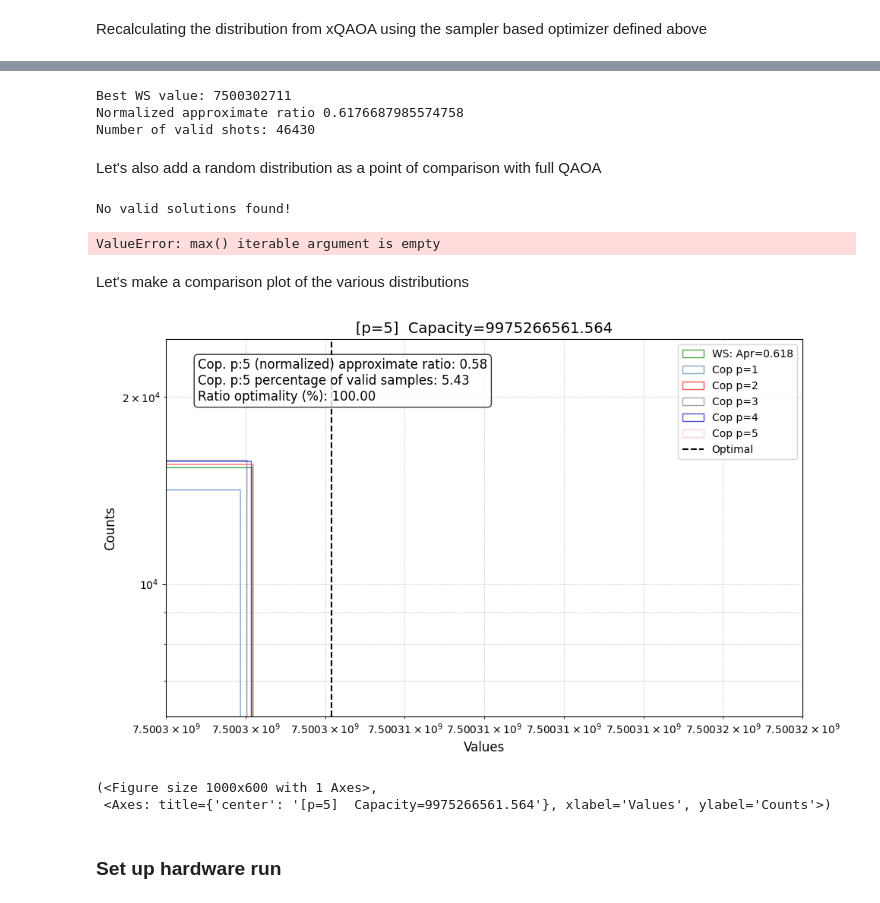
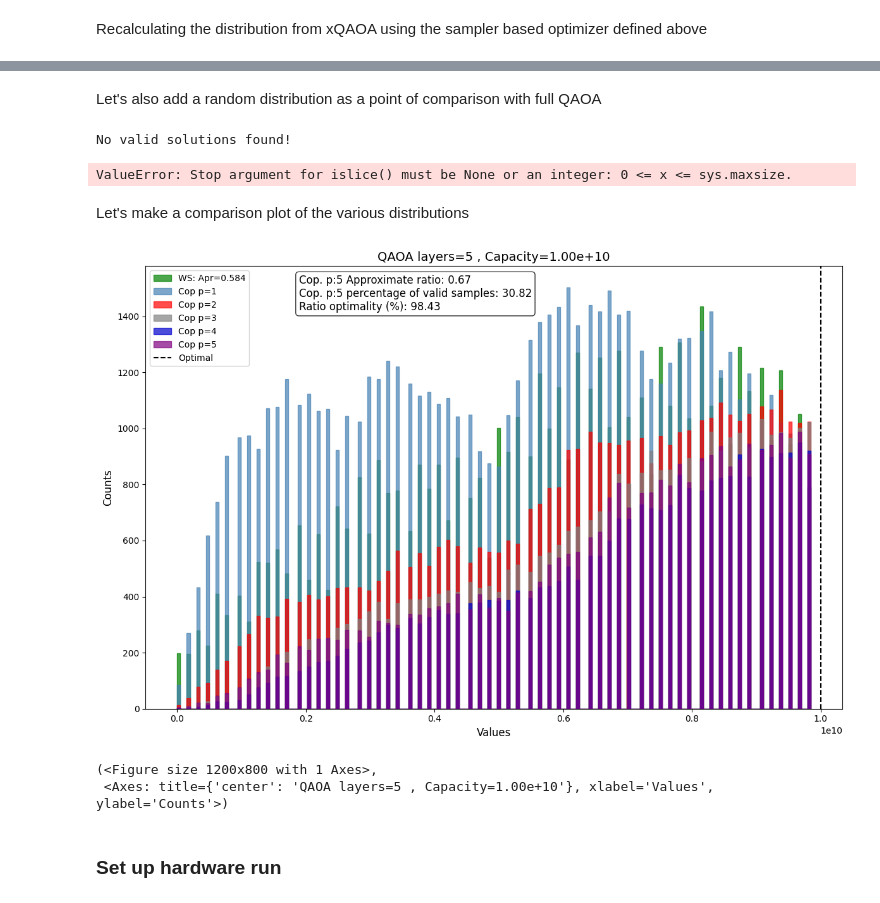
Before and after one commit to jhoule42/xQAOA_unit_commitment, a Jupyter notebook: demo.ipynb, the cells around one changed output, grey strips where cells are left out. Drawn from its saved outputs; the diff is of its cells as text; code cells hidden in the pictures.

```diff
--- a/demo.ipynb
+++ b/demo.ipynb
@@ -290,7 +268,7 @@ plt.show()
 Note that our "solution" is now a probability distribution. We can repeatedly sample from this distribution to understand the quality of the solutions our warm start gives. An important observation is that this distribution will sometimes give solutions which do not respect the capacity restraints of thte knapsack. We must filter those out to get an accurate understanding of the solution quality.
 # %%
 # Pick k = 10 since it gives a gives a good balance between the uniform and lazy greedy distributions.
-k = 1
+k = 10
 smoothed_distribution = construct_smoothed_lazy_greedy_distribution(weights, values, capacity, k)
 
 # Now sample from this distribtion
@@ -585,7 +562,8 @@ from qiskit_aer.primitives import EstimatorV2, SamplerV2
 from qiskit.transpiler.preset_passmanagers import generate_preset_pass_manager
 from qiskit.circuit import Parameter
 
-backend = QiskitRuntimeService(name='pinq').backend('ibm_quebec')
+#backend = QiskitRuntimeService(name='pinq').backend('ibm_quebec')
+backend = QiskitRuntimeService(name='enablement-work').backend('ibm_torino')
 optimization_level=3
 pm = generate_preset_pass_manager(backend=backend, optimization_level = optimization_level)
 nm = None
@@ -960,23 +856,3 @@ Now let's compare the full QAOA with Warm start
-# %%
-warm_start_counts = defaultdict(int)
-
-for _ in range(shots):
-    bitstring = ''.join(str(int(np.random.random() < pi)) for pi in qubit_ordered_distribution)
-    warm_start_counts[bitstring] += 1
-
-dict_bit_values_ws = convert_bitstring_to_values(warm_start_counts, ordered_values, ordered_weights, capacity,
-                                                   filter_invalid_solutions=filter_sols)
-
-# Compute the probability of sucess
-p_sucess_ws= probabilty_success(dict_bit_values_ws, optimal_value)
-norm_approx_ratio_ws, valid_shots_ws = compute_approximate_ratio(dict_bit_values_ws, optimal_value)
-print(f"Best WS value: {max(dict_bit_values_ws.keys())}")
-print(f"Normalized approximate ratio {norm_approx_ratio_ws}", '\n'
-       f"Number of valid shots: {valid_shots_ws}")
-# %% [output]
-Best WS value: 7500302711
-Normalized approximate ratio 0.6176687985574758
-Number of valid shots: 46430
 # %% [markdown]
 Let's also add a random distribution as a point of comparison with full QAOA
 # %%
@@ -987,17 +863,19 @@ for _ in range(shots):
     random_counts[bitstring] += 1
 
 
-dict_bit_values_random = convert_bitstring_to_values(random_counts, ordered_values, ordered_weights, capacity,
-                                                     filter_invalid_solutions=filter_sols)
+valid_dict_bit_values_random, _ = convert_bitstring_to_values(random_counts, ordered_values, ordered_weights, capacity)
+sorted_dict_random = dict(sorted(valid_dict_bit_values_random.items(), key=lambda item: item[0], reverse=True))
+valid_shots_random = sum(sorted_dict_random.values())
+approx_ratio_ws, _ = compute_approximate_ratio(dict(islice(sorted_dict_random.items(), valid_dict_bit_values_random)), optimal_value)
 
 # Compute the probability of success
-norm_approx_ratio_rand, valid_shots_rand = compute_approximate_ratio(dict_bit_values_random, optimal_value)
-print(f"Best rand value: {max(dict_bit_values_random.keys())}")
+norm_approx_ratio_rand, valid_shots_rand = compute_approximate_ratio(valid_dict_bit_values_random, optimal_value)
+print(f"Best rand value: {max(valid_dict_bit_values_random.keys())}")
 print(f"(Normalized) Rand approx ratio {norm_approx_ratio_rand}",'\n'
        f"Number of valid shots {valid_shots_rand}")
 # %% [output]
 No valid solutions found!
-ValueError: max() iterable argument is empty
+ValueError: Stop argument for islice() must be None or an integer: 0 <= x <= sys.maxsize.
 # %% [markdown]
 Let's make a comparison plot of the various distributions
 # %%
@@ -1068,7 +946,8 @@ def plot_multiple_distributions(data_dict, min_cost=None,
             alpha=0.7,
             color=colors[method],
             label=labels[method],
-            histtype='step'
+            histtype='barstacked',
+            stacked=True
         )
 
         current_max = max(counts) if len(counts) > 0 else 0
@@ -1082,7 +961,7 @@ def plot_multiple_distributions(data_dict, min_cost=None,
     if annotations:
         text = "\n".join([f"{k}: {v:.2f}" for k, v in annotations.items()])
         ax.text(
-            0.05, 0.95, text,
+            0.22, 0.98, text,
             transform=ax.transAxes,
             fontsize=12,
             verticalalignment='top',
@@ -1100,10 +979,10 @@ def plot_multiple_distributions(data_dict, min_cost=None,
     if title:
         ax.set_title(title, fontsize=14)
     ax.legend(fontsize=10, loc='best')
-    ax.set_xlim((.75003e10, .750032e10))
+    #ax.set_xlim(0.5e10, 1.3e10)
 
     # Add gridlines for clarity
-    ax.grid(True, which="both", linestyle="--", linewidth=0.5, alpha=0.7)
+    #ax.grid(True, which="both", linestyle="--", linewidth=0.5, alpha=0.7)
 
     # Show or save plot
     if output_file:
@@ -1116,42 +995,42 @@ def plot_multiple_distributions(data_dict, min_cost=None,
 # %%
 #from scripts.utils.visualize import plot_multiple_distributions
 
 data_dict = {
    # f"Random: Apr={norm_approx_ratio_rand:.2f}": dict_bit_values_random,
-   f"WS: Apr={norm_approx_ratio_ws:.3f}": dict_bit_values_ws,
+   f"WS: Apr={approx_ratio_ws:.3f}": valid_dict_bit_values_ws,
    f"Cop p={1}": dict_bit_values_at_different_p["p = 0"],
    f"Cop p={2}": dict_bit_values_at_different_p["p = 1"],
    f"Cop p={3}": dict_bit_values_at_different_p["p = 2"],
    f"Cop p={4}": dict_bit_values_at_different_p["p = 3"],
    f"Cop p={5}": dict_bit_values_at_different_p["p = 4"]
 }
 # Custom colors
 colors = {
    # f"Random: Apr={norm_approx_ratio_rand:.2f}": "orange",
-    f"WS: Apr={norm_approx_ratio_ws:.3f}": 'green',
+    f"WS: Apr={approx_ratio_ws:.3f}": 'green',
     f"Cop p={1}": "steelblue",
     f"Cop p={2}": "red",
     f"Cop p={3}": "grey",
     f"Cop p={4}": "mediumblue",
-    f"Cop p={5}": "pink"
+    f"Cop p={5}": "purple"
 }
 # Annotations
 annotations = {
-    f'Cop. p:{layers} (normalized) approximate ratio': np.round(norm_approx_ratio_qaoa, 2),
-    f'Cop. p:{layers} percentage of valid samples': 100*(valid_shots_qaoa/1000000),
+    f'Cop. p:{layers} Approximate ratio': np.round(approx_ratio_qaoa, 2),
+    f'Cop. p:{layers} percentage of valid samples': 100*(valid_shots_qaoa/100000),
     "Ratio optimality (%)": np.round(best_value /optimal_value *100, 2),
 }
 plot_multiple_distributions(
     data_dict=data_dict,
     min_cost=optimal_value,
     colors=colors,
-    nb_bins=2000,
-    log=True,
+    nb_bins=200,
+    log=False,
     annotations=annotations,
-    figsize=(10, 6),
-    title=f"[p={layers}]  Capacity={capacity}"
+    figsize=(12, 8),
+    title=f"QAOA layers={layers} , Capacity={format(capacity, '.2e')}"
 )
 # %% [output]
-[figure, old version]
+[figure, new version]
-(<Figure size 1000x600 with 1 Axes>,
- <Axes: title={'center': '[p=5]  Capacity=9975266561.564'}, xlabel='Values', ylabel='Counts'>)
+(<Figure size 1200x800 with 1 Axes>,
+ <Axes: title={'center': 'QAOA layers=5 , Capacity=1.00e+10'}, xlabel='Values', ylabel='Counts'>)
```
Also changed, not shown: parts of 48 cells of this notebook, 23 other files.
